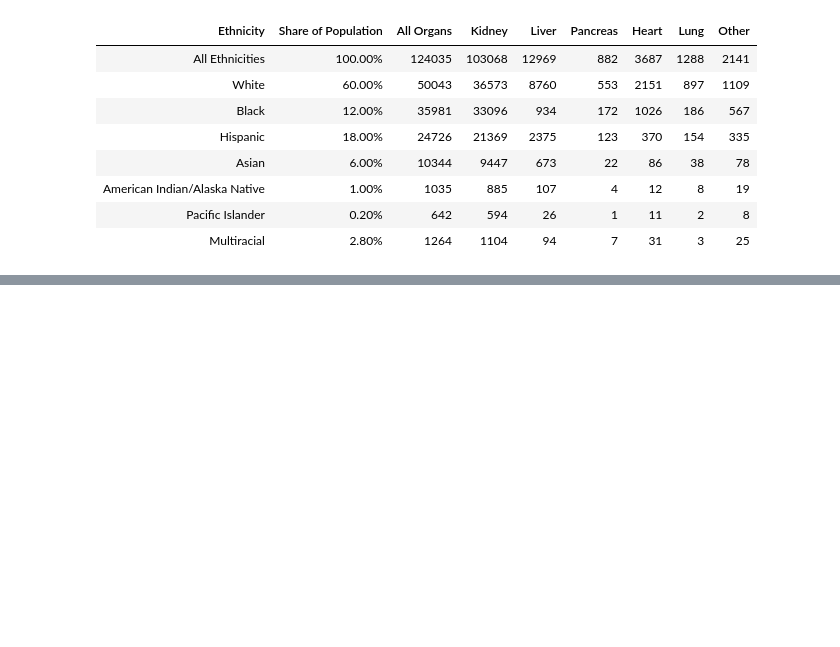
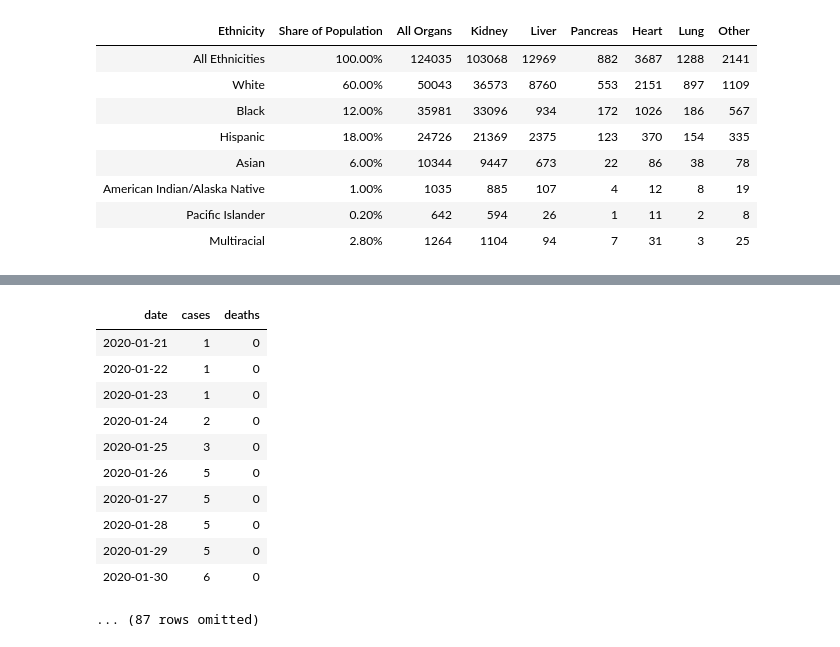
Before and after one commit to ds4all/Course-Materials, a Jupyter notebook: assignments/Dxxxxx-assignment_scratchpad/DXXXX-assignment_scratchpat.ipynb, the cells around one changed output, grey strips where cells are left out. Cells and saved outputs as stored; diff of their text form; code cells hidden in the pictures; blank space fills up the shorter version.

Commit message:
moved data\ from the website

```diff
--- a/assignments/Dxxxxx-assignment_scratchpad/DXXXX-assignment_scratchpat.ipynb
+++ b/assignments/Dxxxxx-assignment_scratchpad/DXXXX-assignment_scratchpat.ipynb
@@ -423,0 +654,22 @@ IndentationError: unexpected indent (<ipython-input-8-2970a077f7d7>, line 2)
+# %%
+#New York Times Coronavirus (Covid-19) Data in the United States
+#https://github.com/nytimes/covid-19-data
+
+us = Table.read_table('https://raw.githubusercontent.com/nytimes/covid-19-data/master/us.csv')
+states = Table.read_table('https://raw.githubusercontent.com/nytimes/covid-19-data/master/us-states.csv')
+counties = Table.read_table('https://raw.githubusercontent.com/nytimes/covid-19-data/master/us-counties.csv')
+
+us
+# %% [output]
+| date | cases | deaths |
+| 2020-01-21 | 1 | 0 |
+| 2020-01-22 | 1 | 0 |
+| 2020-01-23 | 1 | 0 |
+| 2020-01-24 | 2 | 0 |
+| 2020-01-25 | 3 | 0 |
+| 2020-01-26 | 5 | 0 |
+| 2020-01-27 | 5 | 0 |
+| 2020-01-28 | 5 | 0 |
+| 2020-01-29 | 5 | 0 |
+| 2020-01-30 | 6 | 0 |
+... (87 rows omitted)
```
Also changed, not shown: parts of 38 cells of this notebook, 3 other files.
